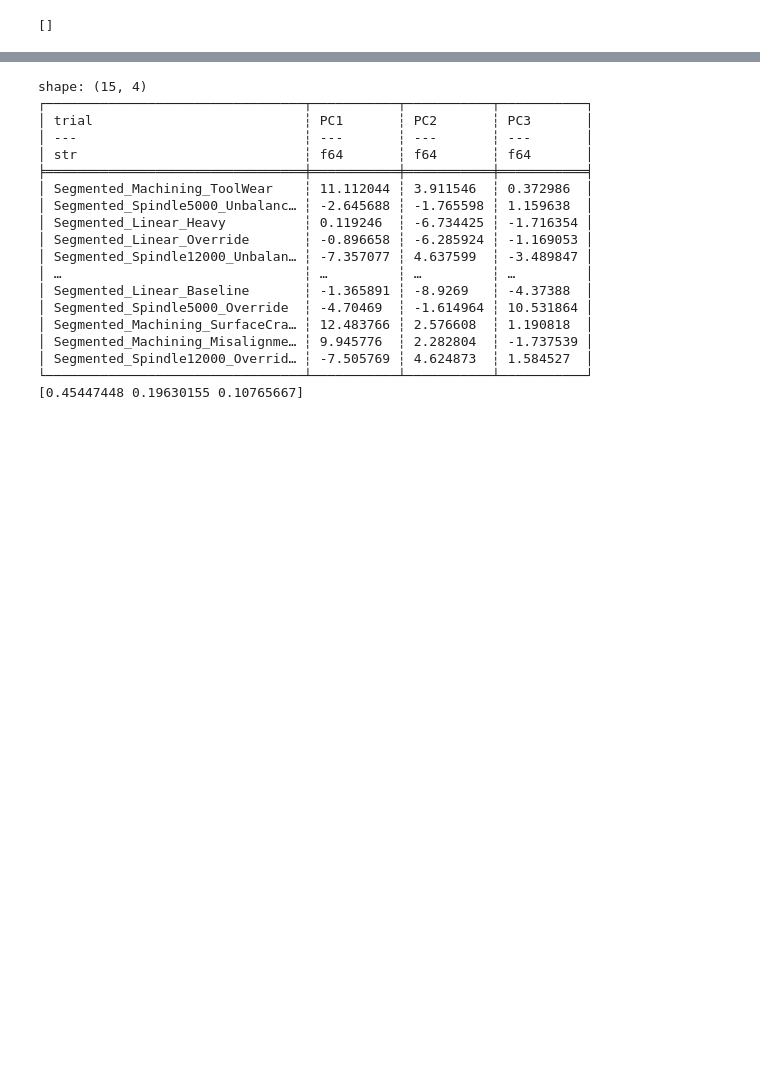
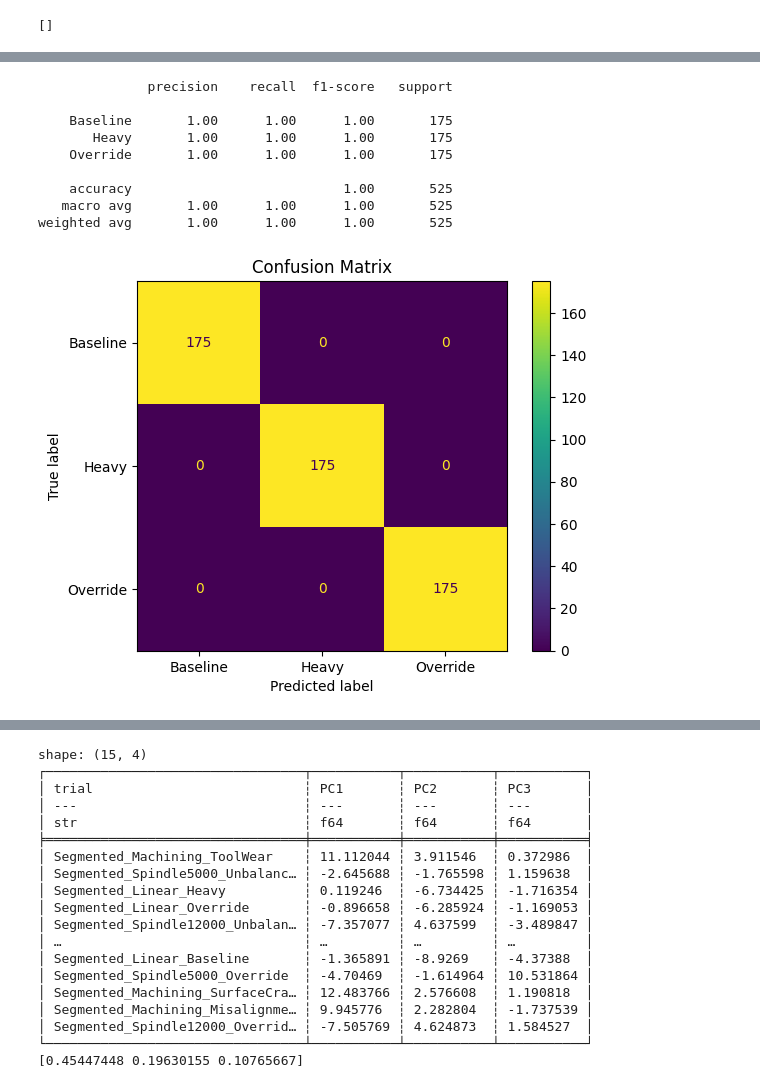
Before and after one commit to jwhogg/MAC4112, a Jupyter notebook: code/notebooks/gold_layer_test.ipynb, the cells around one changed output, grey strips where cells are left out. Drawn from its saved outputs; the diff is of its cells as text; code cells hidden in the pictures; blank space fills up the shorter version.

Commit message:
PCA and some models in notebook

```diff
--- a/code/notebooks/gold_layer_test.ipynb
+++ b/code/notebooks/gold_layer_test.ipynb
@@ -97,0 +115,36 @@ Machining [0.19931847 0.09757894 0.077004  ]
+# %%
+from sklearn.linear_model import LogisticRegression
+from sklearn.model_selection import train_test_split
+from sklearn.metrics import classification_report, confusion_matrix, ConfusionMatrixDisplay
+import matplotlib.pyplot as plt
+
+X = pca_df.select(["PC1", "PC2", "PC3"]).to_numpy()
+y = pca_df["fault_mode"].to_numpy()
+
+X_train, X_test, y_train, y_test = train_test_split(
+    X, y, test_size=0.35, stratify=y, random_state=42
+)
+
+clf = LogisticRegression(max_iter=1000)
+clf.fit(X_train, y_train)
+
+y_pred = clf.predict(X_test)
+
+print(classification_report(y_test, y_pred))
+
+cm = confusion_matrix(y_test, y_pred, labels=clf.classes_)
+disp = ConfusionMatrixDisplay(confusion_matrix=cm, display_labels=clf.classes_)
+disp.plot()
+plt.title("Confusion Matrix")
+plt.show()
+# %% [output]
+              precision    recall  f1-score   support
+
+    Baseline       1.00      1.00      1.00       175
+       Heavy       1.00      1.00      1.00       175
+    Override       1.00      1.00      1.00       175
+
+    accuracy                           1.00       525
+   macro avg       1.00      1.00      1.00       525
+weighted avg       1.00      1.00      1.00       525
+[figure, added]
```
Also changed, not shown: parts of 7 cells of this notebook.
